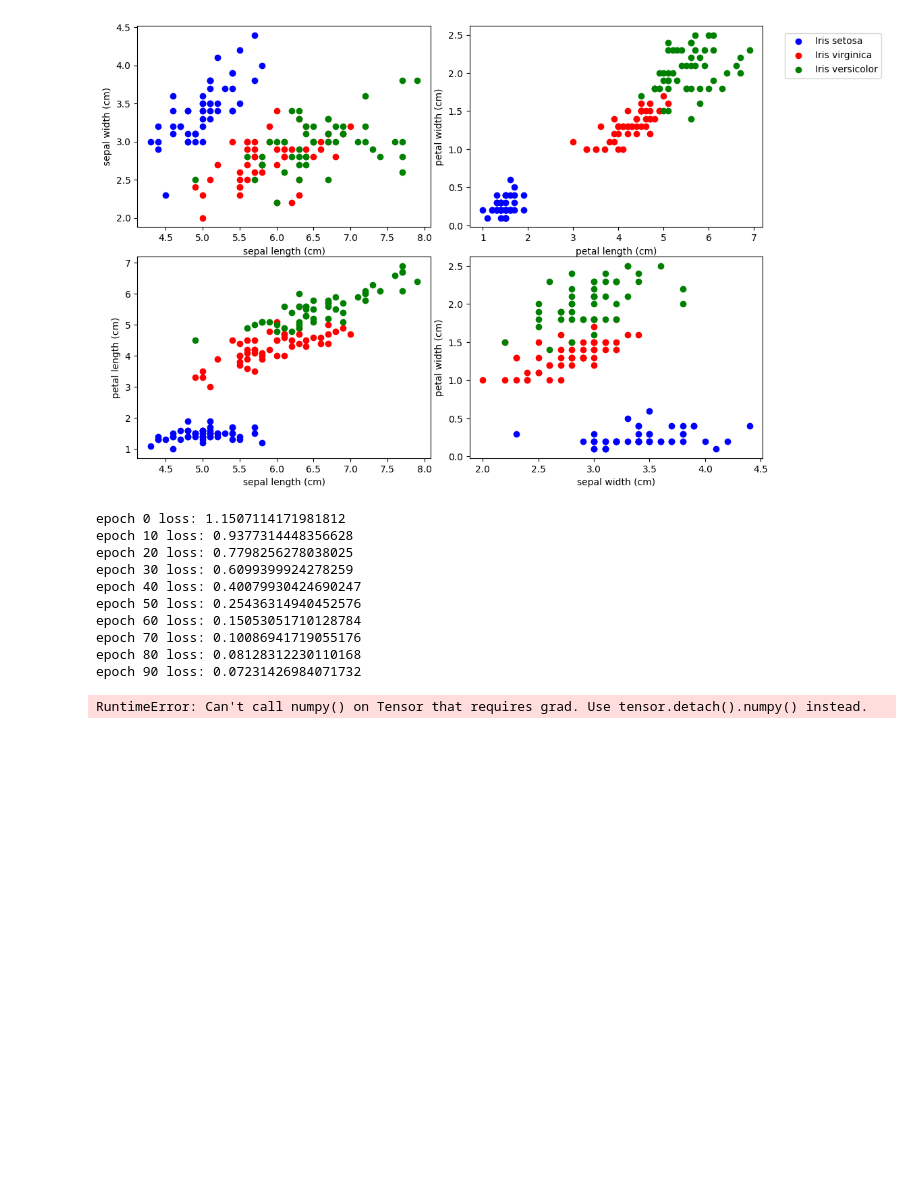
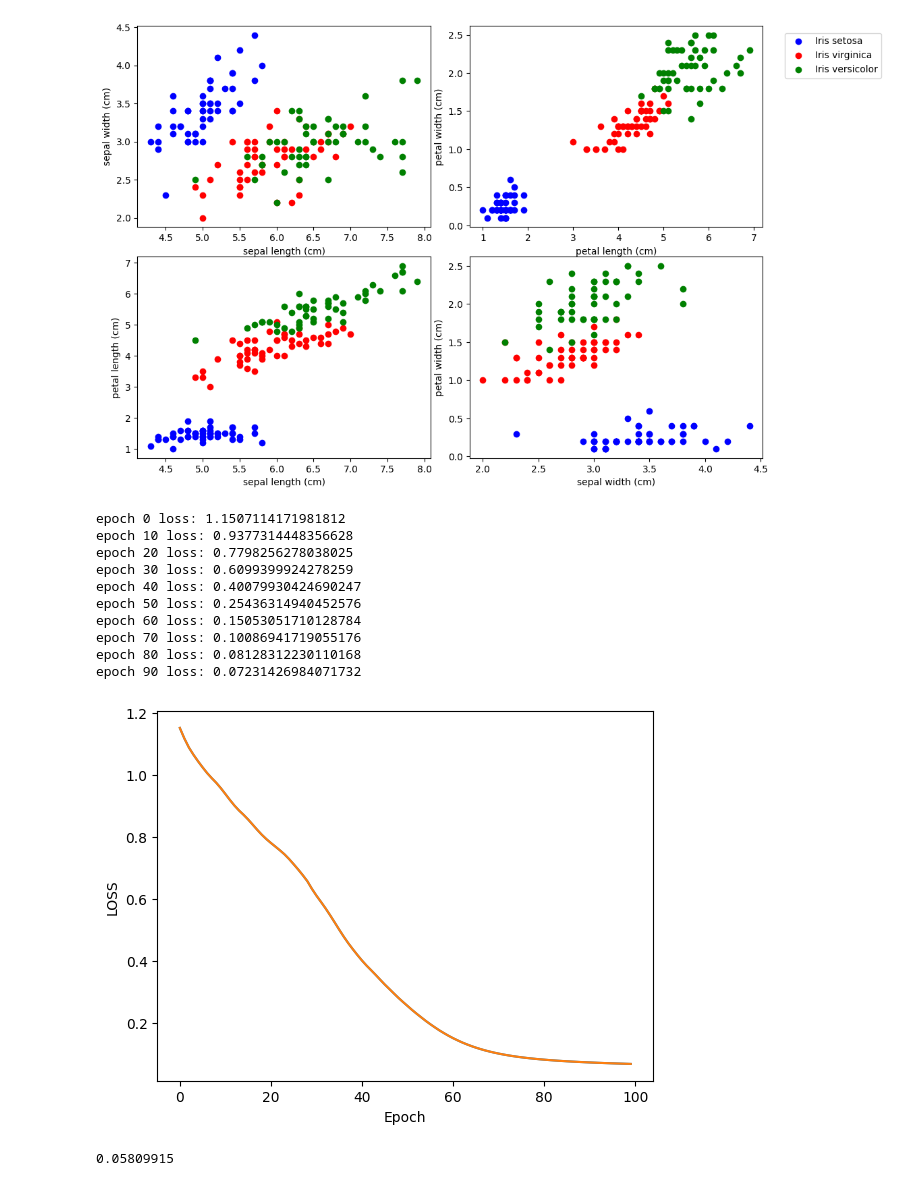
Before and after one commit to jonhealy1/ai-engineering, a Jupyter notebook: pytorch-for-deep-learning/43-ann_1.ipynb, the cells around one changed output. Drawn from its saved outputs; the diff is of its cells as text; code cells hidden in the pictures; blank space fills up the shorter version.

Commit message:
calculate success rate of the model

```diff
--- a/pytorch-for-deep-learning/43-ann_1.ipynb
+++ b/pytorch-for-deep-learning/43-ann_1.ipynb
@@ -32,5 +32,5 @@ import matplotlib.pyplot as plt
 # %%
-df = pd.read_csv('Data/iris.csv')
+df = pd.read_csv('pytorch-for-deep-learning/Data/iris.csv')
 # %%
 df.head()
 # %% [output]
@@ -120,8 +120,16 @@ epoch 70 loss: 0.10086941719055176
 epoch 80 loss: 0.08128312230110168
 epoch 90 loss: 0.07231426984071732
 # %%
-plt.plot(range(epochs).losses)
+plt.plot(range(epochs), [loss.detach().numpy() for loss in losses])
 plt.ylabel('LOSS')
 plt.xlabel('Epoch')
+plt.show()
 # %% [output]
-RuntimeError: Can't call numpy() on Tensor that requires grad. Use tensor.detach().numpy() instead.
+[figure, added]
+# %%
+with torch.no_grad():
+    y_val = model.forward(X_test)
+    loss = criterion(y_val, y_test)
+print(f'{loss:.8f}')
+# %% [output]
+0.05809915
```
Also changed, not shown: parts of 2 cells of this notebook.
